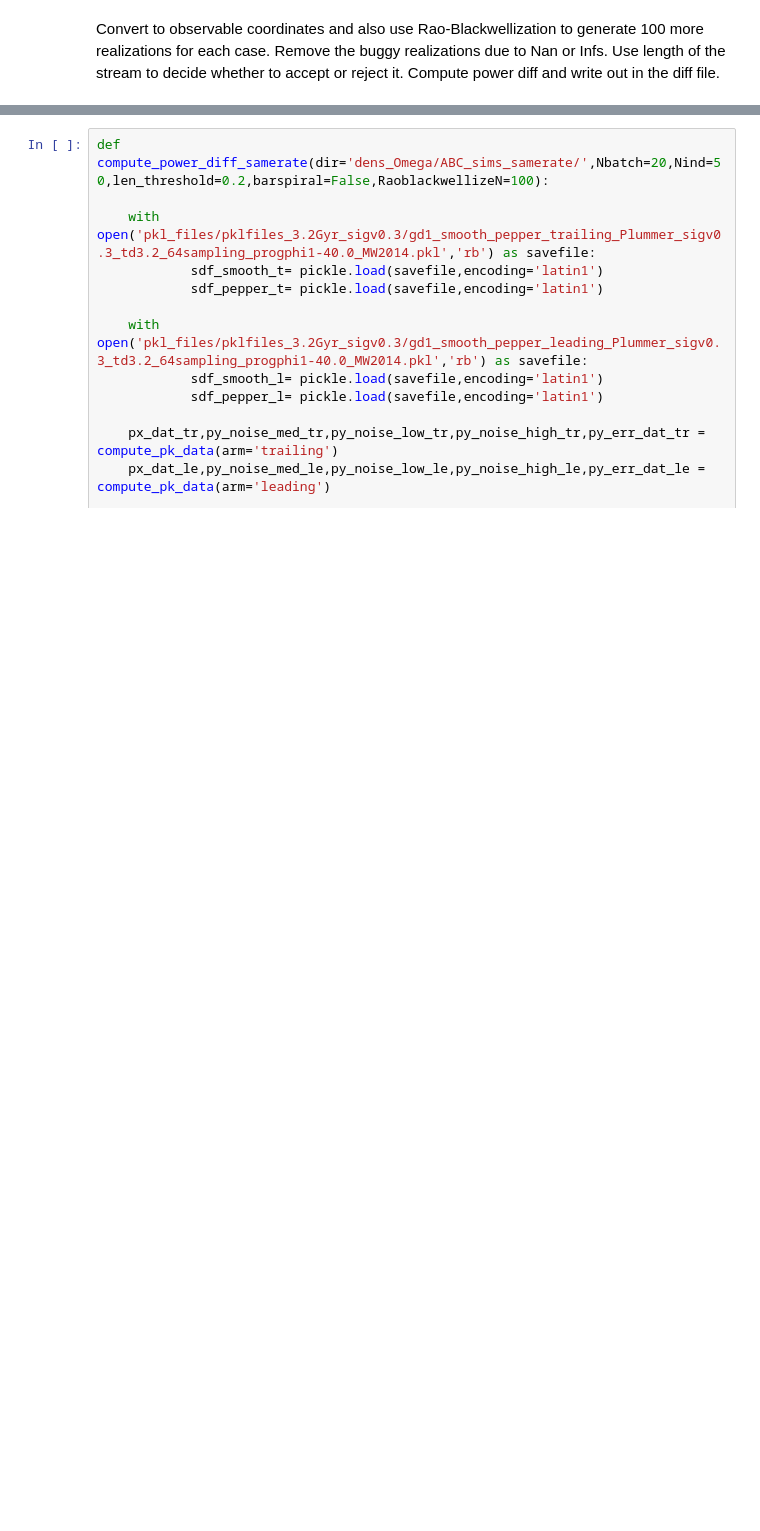
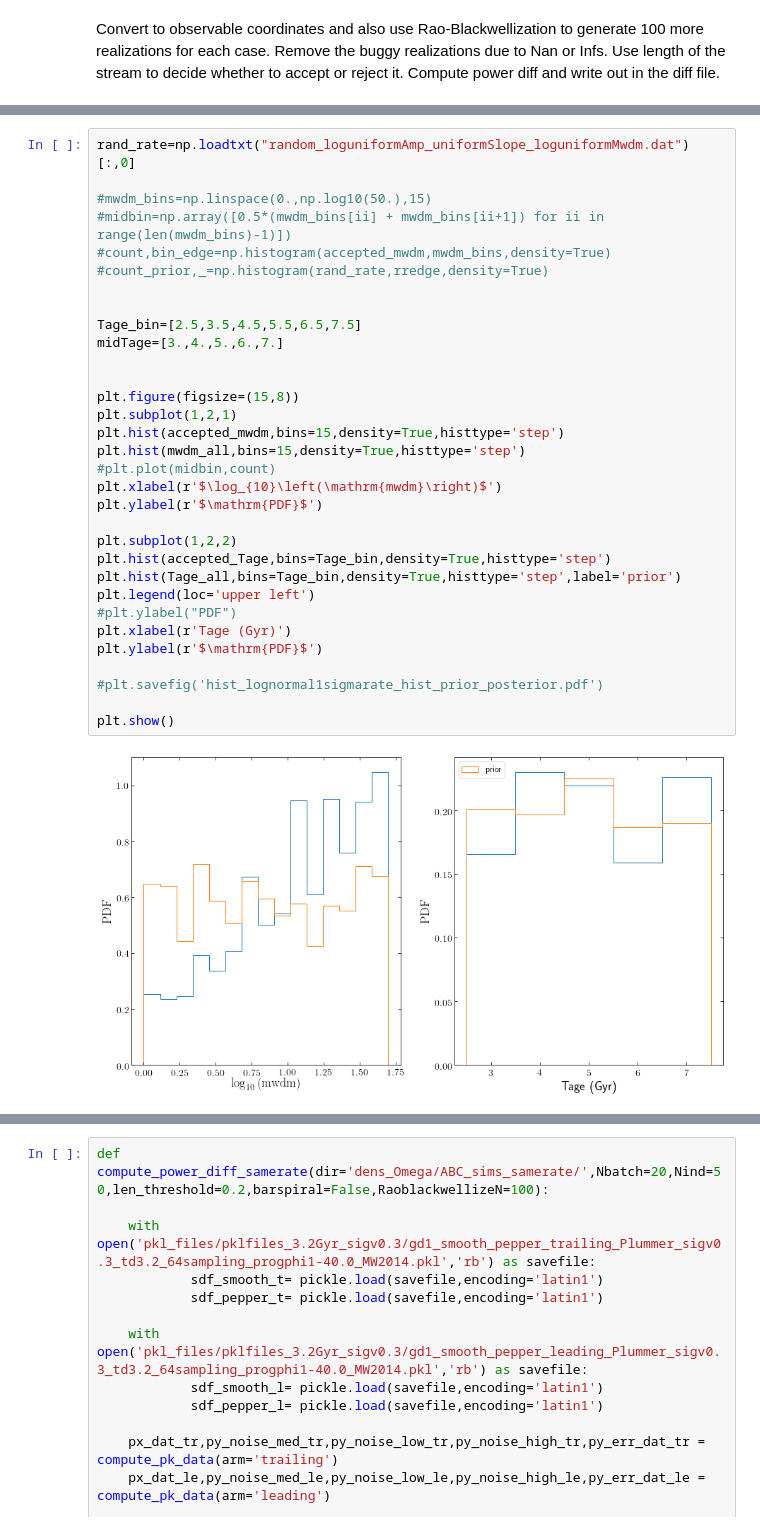
Before and after one commit to nbanik/Analyze_GD-1, a Jupyter notebook: ABC.ipynb, the cells around one changed output, grey strips where cells are left out. Cells and saved outputs as stored; diff of their text form; blank space fills up the shorter version.

Commit message:
update ABC with log uniform mwdm

```diff
--- a/ABC.ipynb
+++ b/ABC.ipynb
@@ -432,0 +811,34 @@ compute_power_diff(dir='dens_Omega/ABC_sims/',len_threshold=0.2,arm='trailing',b
+# %%
+rand_rate=np.loadtxt("random_loguniformAmp_uniformSlope_loguniformMwdm.dat")[:,0]
+
+#mwdm_bins=np.linspace(0.,np.log10(50.),15)
+#midbin=np.array([0.5*(mwdm_bins[ii] + mwdm_bins[ii+1]) for ii in range(len(mwdm_bins)-1)])
+#count,bin_edge=np.histogram(accepted_mwdm,mwdm_bins,density=True)
+#count_prior,_=np.histogram(rand_rate,rredge,density=True)
+
+
+Tage_bin=[2.5,3.5,4.5,5.5,6.5,7.5]
+midTage=[3.,4.,5.,6.,7.]
+
+
+plt.figure(figsize=(15,8))
+plt.subplot(1,2,1)
+plt.hist(accepted_mwdm,bins=15,density=True,histtype='step')
+plt.hist(mwdm_all,bins=15,density=True,histtype='step')
+#plt.plot(midbin,count)
+plt.xlabel(r'$\log_{10}\left(\mathrm{mwdm}\right)$')
+plt.ylabel(r'$\mathrm{PDF}$')
+
+plt.subplot(1,2,2)
+plt.hist(accepted_Tage,bins=Tage_bin,density=True,histtype='step')
+plt.hist(Tage_all,bins=Tage_bin,density=True,histtype='step',label='prior')
+plt.legend(loc='upper left')
+#plt.ylabel("PDF")
+plt.xlabel(r'Tage (Gyr)')
+plt.ylabel(r'$\mathrm{PDF}$')
+
+#plt.savefig('hist_lognormal1sigmarate_hist_prior_posterior.pdf')
+
+plt.show()
+# %% [output]
+[figure, added]
```
Also changed, not shown: parts of 73 cells of this notebook, 1 other file.
